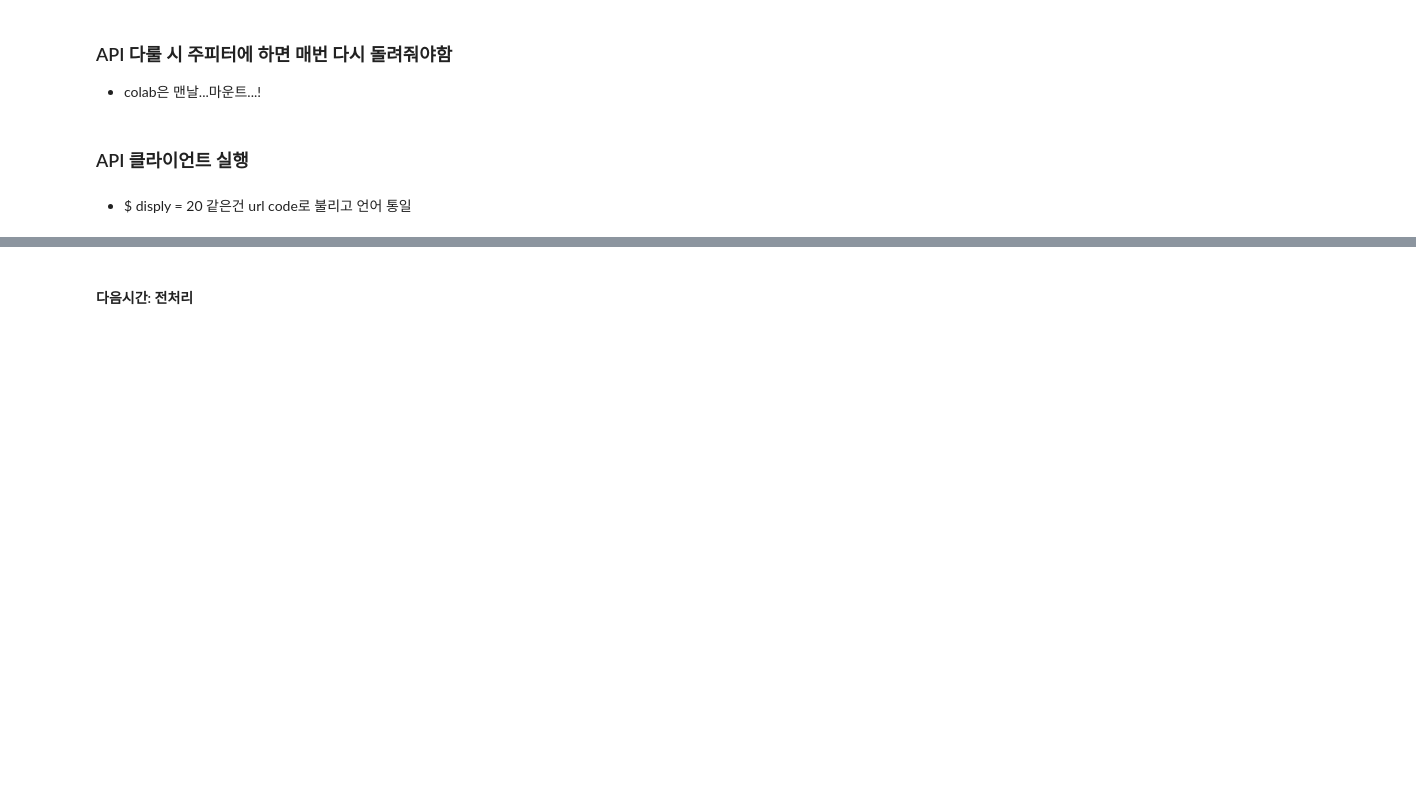
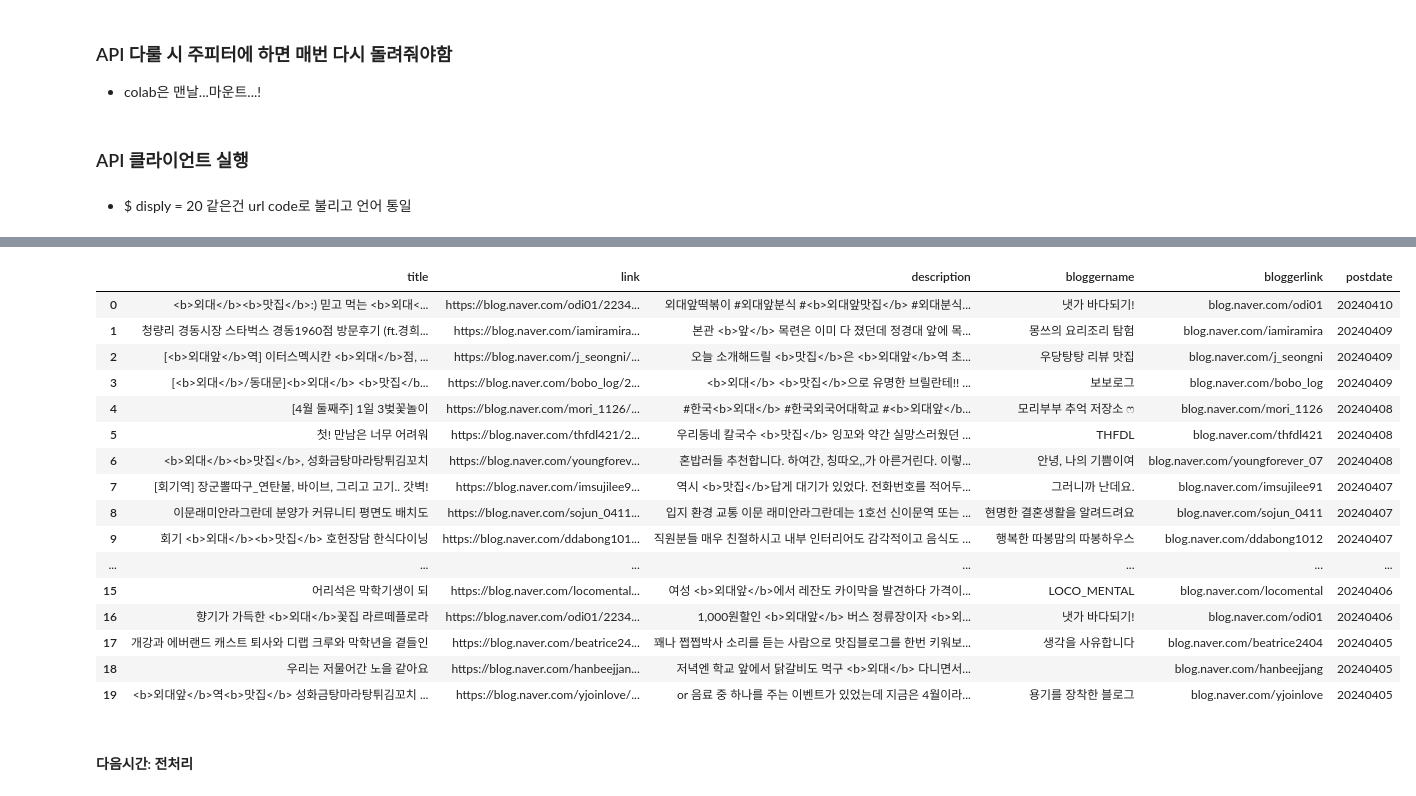
Before and after one commit to LYZAcell/data_study, a Jupyter notebook: 포어텍스트마이닝/6주차 수업_APIscrapping.ipynb, the cells around one changed output, grey strips where cells are left out. Drawn from its saved outputs; the diff is of its cells as text; code cells hidden in the pictures; blank space fills up the shorter version.

```diff
--- a/포어텍스트마이닝/6주차 수업_APIscrapping.ipynb
+++ b/포어텍스트마이닝/6주차 수업_APIscrapping.ipynb
@@ -122,2 +138,70 @@ HTTPError: HTTP Error 401: Unauthorized
+# %%
+import urllib.parse
+import urllib.request
+import json
+from openpyxl import load_workbook
+import pandas as pd
+from IPython.display import display
+
+pd.set_option('display.max_columns', None)
+pd.set_option('display.max_rows', None)
+
+client_id = "hSEKHkgAg9FvizNuqxMG"
+client_secret = "7AlTvkl1LN"
+
+encText = urllib.parse.quote("외대앞 맛집")
+num = '&display=20'
+sort = '&sort=date'
+
+url = "https://openapi.naver.com/v1/search/blog?query=" + encText + num + sort # JSON 결과
+# url = "https://openapi.naver.com/v1/search/blog.xml?query=" + encText # XML 결과
+request = urllib.request.Request(url)
+request.add_header("X-Naver-Client-Id", client_id)
+request.add_header("X-Naver-Client-Secret", client_secret)
+
+try:
+    response = urllib.request.urlopen(request)
+    rescode = response.getcode()
+
+    if rescode == 200:
+        response_body = response.read()
+        result = json.loads(response_body)
+        df = pd.DataFrame(result['items'])
+        display(df)
+        df.to_excel('외대 정보.xlsx', sheet_name='맛집 정보')
+
+        # 엑셀 셀 크기 조정하기
+        wb = load_workbook('외대 정보.xlsx')
+        ws = wb['맛집 정보']
+
+        ws.column_dimensions['B'].width = 100
+        ws.column_dimensions['C'].width = 70
+        ws.column_dimensions['D'].width = 300
+        ws.column_dimensions['E'].width = 50
+        ws.column_dimensions['F'].width = 50
+        ws.column_dimensions['G'].width = 30
+        wb.save('HUFS Info.xlsx')
+    else:
+        print("Error Code:", rescode)
+except urllib.error.HTTPError as e:
+    print("HTTP 에러가 발생했습니다:", e.code)
+# %% [output]
+|  | title | link | description | bloggername | bloggerlink | postdate |
+| 0 | <b>외대</b><b>맛집</b>:) 믿고 먹는 <b>외대<... | https://blog.naver.com/odi01/2234... | 외대앞떡볶이 #외대앞분식 #<b>외대앞맛집</b> #외대분식... | 냇가 바다되기! | blog.naver.com/odi01 | 20240410 |
+| 1 | 청량리 경동시장 스타벅스 경동1960점 방문후기 (ft.경희... | https://blog.naver.com/iamiramira... | 본관 <b>앞</b> 목련은 이미 다 졌던데 정경대 앞에 목... | 몽쓰의 요리조리 탐험 | blog.naver.com/iamiramira | 20240409 |
+| 2 | [<b>외대앞</b>역] 이터스멕시칸 <b>외대</b>점, ... | https://blog.naver.com/j_seongni/... | 오늘 소개해드릴 <b>맛집</b>은 <b>외대앞</b>역 초... | 우당탕탕 리뷰 맛집 | blog.naver.com/j_seongni | 20240409 |
+| 3 | [<b>외대</b>/동대문]<b>외대</b> <b>맛집</b... | https://blog.naver.com/bobo_log/2... | <b>외대</b> <b>맛집</b>으로 유명한 브릴란테!! ... | 보보로그 | blog.naver.com/bobo_log | 20240409 |
+| 4 | [4월 둘째주] 1일 3벚꽃놀이 | https://blog.naver.com/mori_1126/... | #한국<b>외대</b> #한국외국어대학교 #<b>외대앞</b... | 모리부부 추억 저장소 ෆ | blog.naver.com/mori_1126 | 20240408 |
+| 5 | 첫! 만남은 너무 어려워 | https://blog.naver.com/thfdl421/2... | 우리동네 칼국수 <b>맛집</b> 잉꼬와 약간 실망스러웠던 ... | THFDL | blog.naver.com/thfdl421 | 20240408 |
+| 6 | <b>외대</b><b>맛집</b>, 성화금탕마라탕튀김꼬치 | https://blog.naver.com/youngforev... | 혼밥러들 추천합니다. 하여간, 칭따오,,가 아른거린다. 이렇... | 안녕, 나의 기쁨이여 | blog.naver.com/youngforever_07 | 20240408 |
+| 7 | [회기역] 장군뽈따구_연탄불, 바이브, 그리고 고기.. 갓벽! | https://blog.naver.com/imsujilee9... | 역시 <b>맛집</b>답게 대기가 있었다. 전화번호를 적어두... | 그러니까 난데요. | blog.naver.com/imsujilee91 | 20240407 |
+| 8 | 이문래미안라그란데 분양가 커뮤니티 평면도 배치도 | https://blog.naver.com/sojun_0411... | 입지 환경 교통 이문 래미안라그란데는 1호선 신이문역 또는 ... | 현명한 결혼생활을 알려드려요 | blog.naver.com/sojun_0411 | 20240407 |
+| 9 | 회기 <b>외대</b><b>맛집</b> 호헌장담 한식다이닝 | https://blog.naver.com/ddabong101... | 직원분들 매우 친절하시고 내부 인터리어도 감각적이고 음식도 ... | 행복한 따봉맘의 따봉하우스 | blog.naver.com/ddabong1012 | 20240407 |
+| ... | ... | ... | ... | ... | ... | ... |
+| 15 | 어리석은 막학기생이 되 | https://blog.naver.com/locomental... | 여성 <b>외대앞</b>에서 레잔도 카이막을 발견하다 가격이... | LOCO_MENTAL | blog.naver.com/locomental | 20240406 |
+| 16 | 향기가 가득한 <b>외대</b>꽃집 라르떼플로라 | https://blog.naver.com/odi01/2234... | 1,000원할인 <b>외대앞</b> 버스 정류장이자 <b>외... | 냇가 바다되기! | blog.naver.com/odi01 | 20240406 |
+| 17 | 개강과 에버랜드 캐스트 퇴사와 디랩 크루와 막학년을 곁들인 | https://blog.naver.com/beatrice24... | 꽤나 쩝쩝박사 소리를 듣는 사람으로 맛집블로그를 한번 키워보... | 생각을 사유합니다 | blog.naver.com/beatrice2404 | 20240405 |
+| 18 | 우리는 저물어간 노을 같아요 | https://blog.naver.com/hanbeejjan... | 저녁엔 학교 앞에서 닭갈비도 먹구 <b>외대</b> 다니면서... | ㅤㅤ | blog.naver.com/hanbeejjang | 20240405 |
+| 19 | <b>외대앞</b>역<b>맛집</b> 성화금탕마라탕튀김꼬치 ... | https://blog.naver.com/yjoinlove/... | or 음료 중 하나를 주는 이벤트가 있었는데 지금은 4월이라... | 용기를 장착한 블로그 | blog.naver.com/yjoinlove | 20240405 |
 # %% [markdown]
 #### 다음시간: 전처리
```
Also changed, not shown: parts of 2 cells of this notebook, 3 other files.
